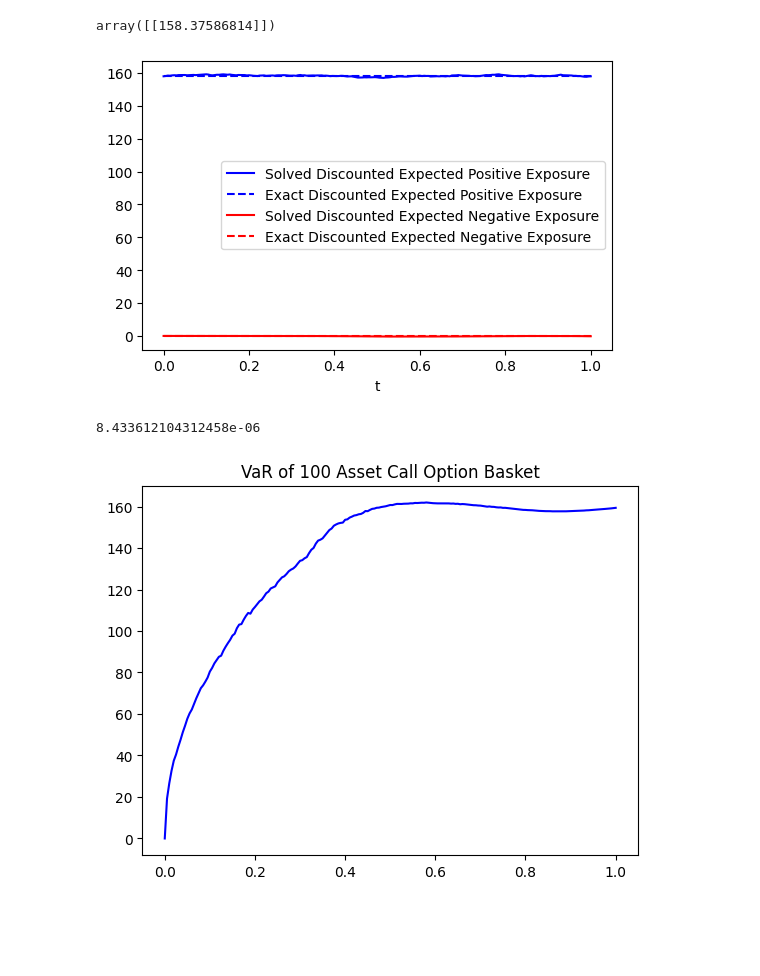
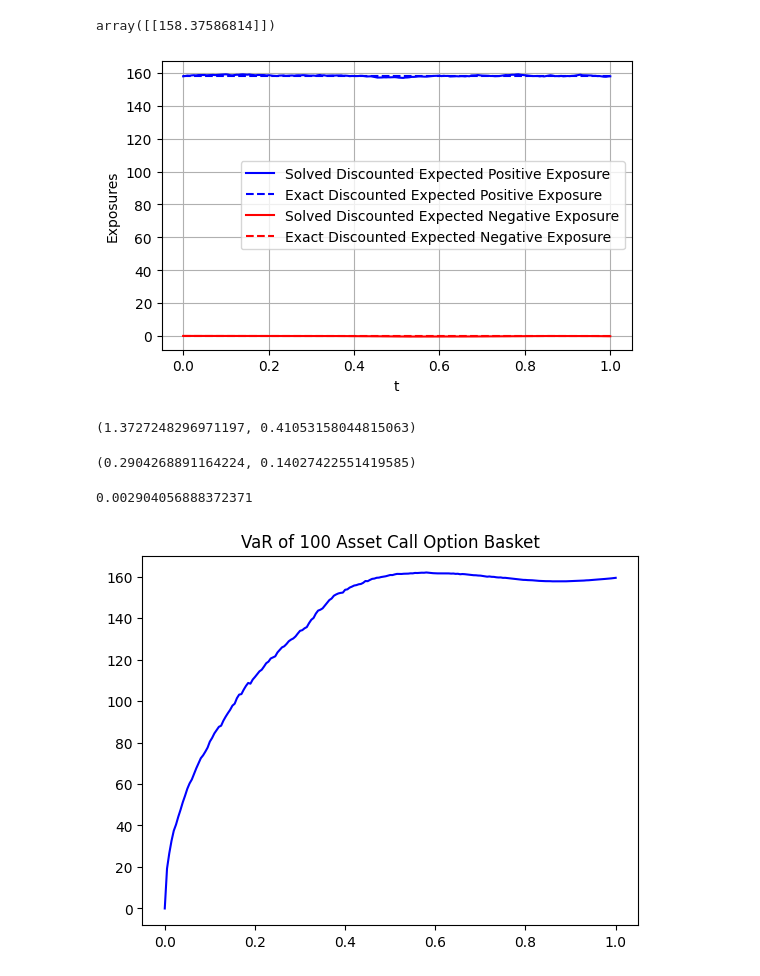
Before and after one commit to Aadhithya-06/Final-Year-Project, a Jupyter notebook: CallOptionsBasket.ipynb, the cells around one changed output. Cells and saved outputs as stored; diff of their text form; code cells hidden in the pictures; blank space fills up the shorter version.

Commit message:
Call Option Figures

```diff
--- a/CallOptionsBasket.ipynb
+++ b/CallOptionsBasket.ipynb
@@ -225,21 +225,31 @@ ene_exact = np.array([0.0 for _ in time_stamps])
 # %%
 fig = plt.figure(figsize=figsize(1.0))
 plt.plot(time_stamps,np.transpose(epe),'b',label='Solved Discounted Expected Positive Exposure' )
 plt.plot(time_stamps,epe_exact,'b--',label='Exact Discounted Expected Positive Exposure')
 plt.plot(time_stamps,np.transpose(ene),'r',label='Solved Discounted Expected Negative Exposure')
 plt.plot(time_stamps,ene_exact,'r--',label='Exact Discounted Expected Negative Exposure')
 
 plt.xlabel('t')
+plt.ylabel('Exposures')
+plt.grid()
 plt.legend()
 plt.savefig('Figures/100DCallOptionBasketExposures.pdf')
 
 plt.show()
 # %% [output]
-[figure, old version]
+[figure, new version]
+# %%
+np.max(np.abs(epe - epe_exact)), np.max(np.abs(ene - ene_exact))
+# %% [output]
+(1.3727248296971197, 0.41053158044815063)
+# %%
+np.std(np.abs(epe_exact- epe)), np.std(np.abs(ene_exact - ene))
+# %% [output]
+(0.2904268891164224, 0.14027422551419585)
 # %%
-np.mean((epe_exact - epe)**2 / epe_exact ** 2)
+np.sqrt(np.mean((epe_exact - epe)**2 / epe_exact ** 2))
 # %% [output]
-8.433612104312458e-06
+0.002904056888372371
 # %%
 var = np.abs(np.quantile((Y_preds - Y_preds[:,0][:,None]), 0.05, axis=0))
 # %%
```
Also changed, not shown: parts of 10 cells of this notebook, 9 other files.
